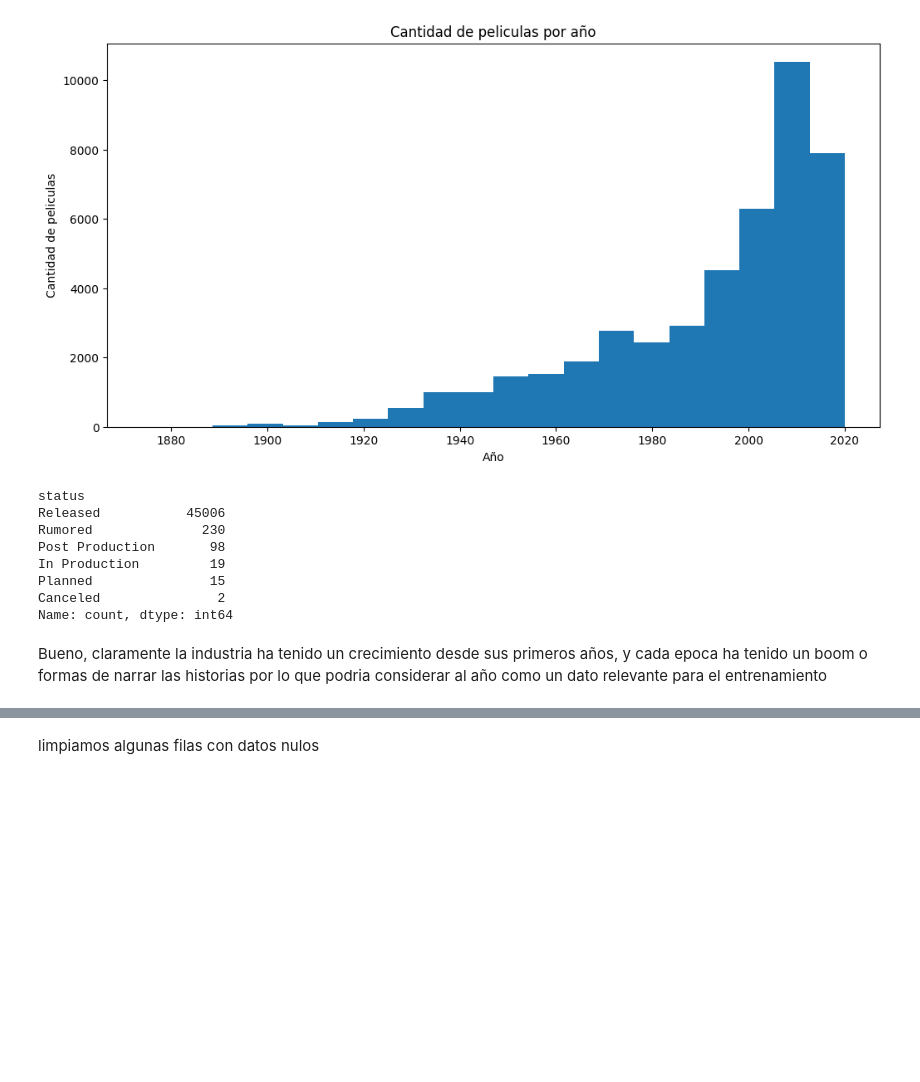
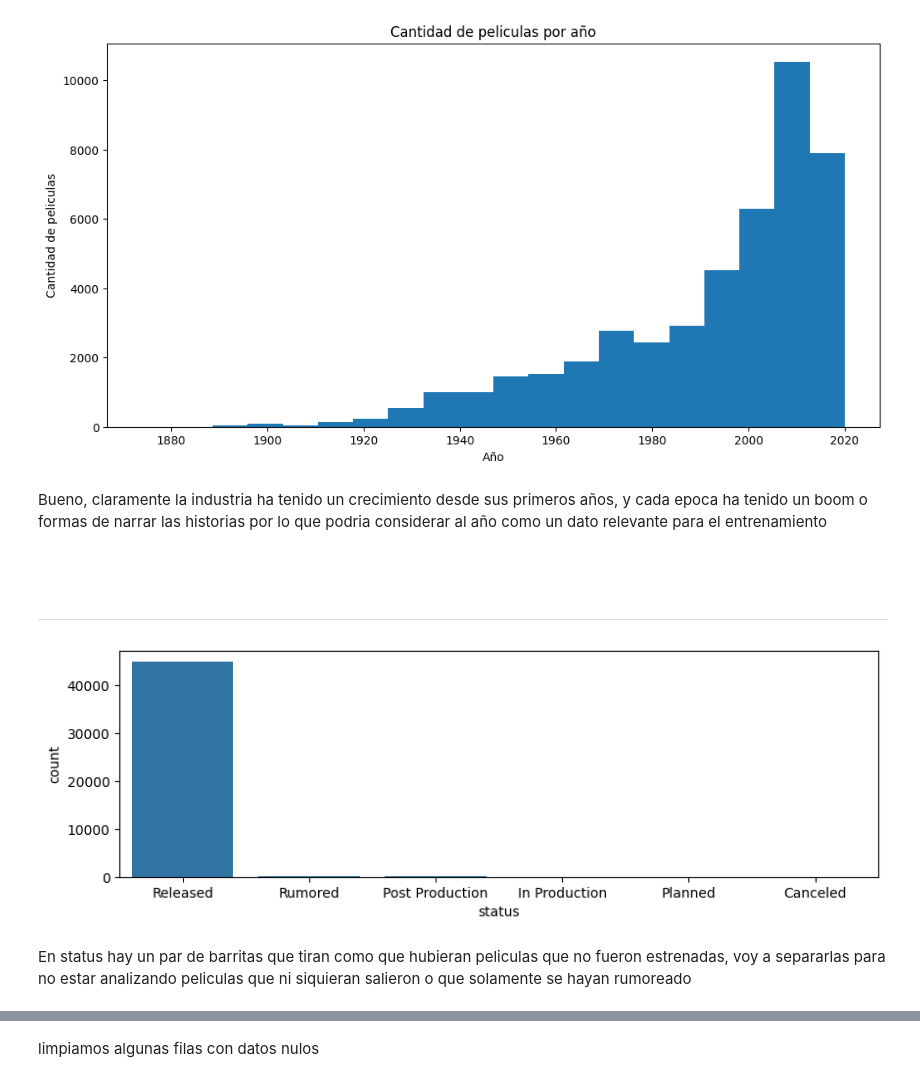
Before and after one commit to matiasbarriosled/MLOPS, a Jupyter notebook: eda/eda_movie.ipynb, the cells around one changed output, grey strips where cells are left out. Drawn from its saved outputs; the diff is of its cells as text; code cells hidden in the pictures; blank space fills up the shorter version.

```diff
--- a/eda/eda_movie.ipynb
+++ b/eda/eda_movie.ipynb
@@ -119,16 +141,18 @@ plt.title('Cantidad de peliculas por año')
 plt.show()
 # %% [output]
 [figure]
-# %%
-movies.status.value_counts()
-# %% [output]
-status
-Released           45006
-Rumored              230
-Post Production       98
-In Production         19
-Planned               15
-Canceled               2
-Name: count, dtype: int64
 # %% [markdown]
 Bueno, claramente la industria ha tenido un crecimiento desde sus primeros años, y cada epoca ha tenido un boom o formas de narrar las historias por lo que podria considerar al año como un dato relevante para el entrenamiento
+# %% [markdown]
+###
+###
+# %% [markdown]
+---
+# %%
+plt.figure(figsize=(10,3))
+barras = sns.countplot(data=movies, x='status')
+plt.show()
+# %% [output]
+[figure, added]
+# %% [markdown]
+En status hay un par de barritas que tiran como que hubieran peliculas que no fueron estrenadas, voy a separarlas para no estar analizando peliculas que ni siquieran salieron o que solamente se hayan rumoreado
```
Also changed, not shown: parts of 37 cells of this notebook, 3 other files.
